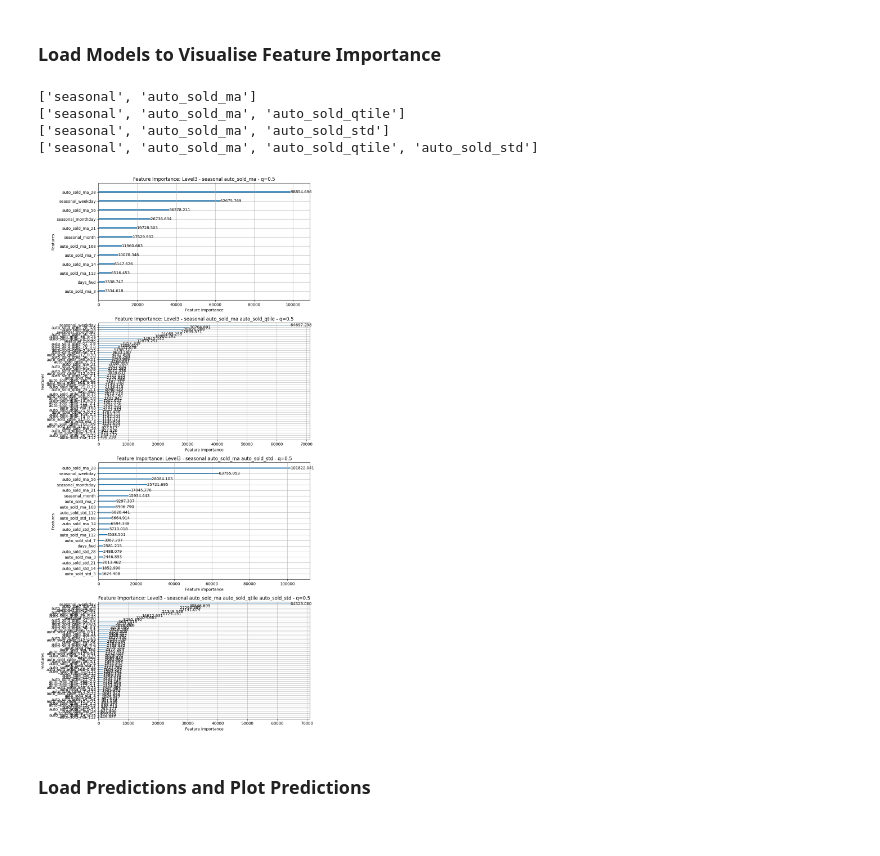
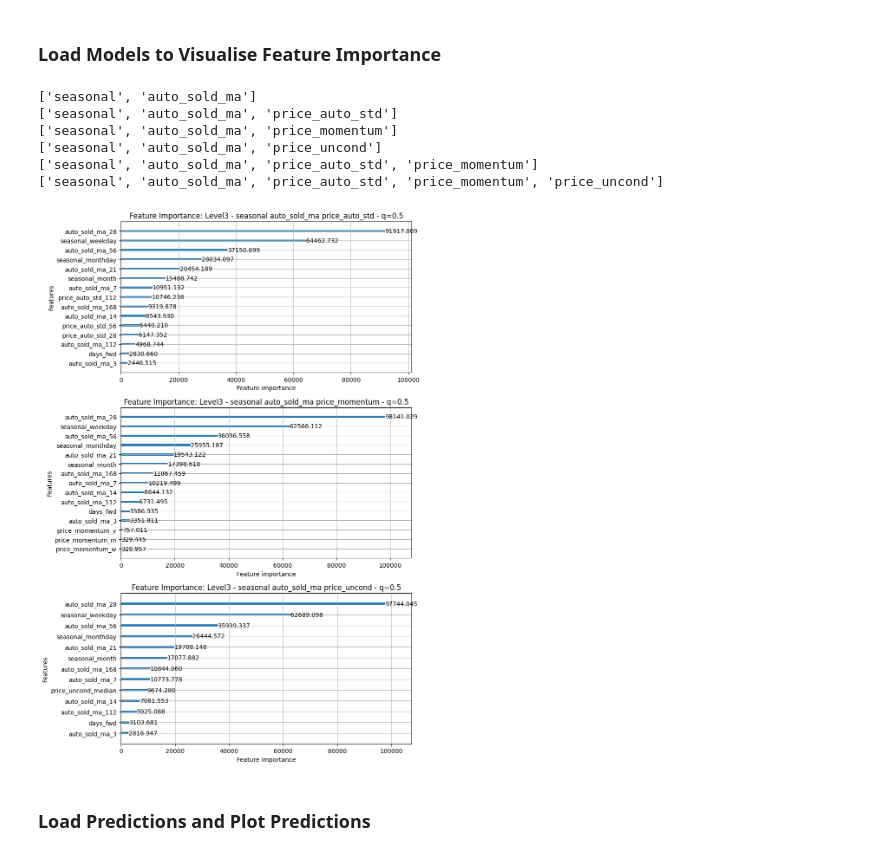
Before and after one commit to CodingNoob234/m5-forecasting-uncertainty, a Jupyter notebook: code/un_visualising_results_quantiles.ipynb, the cells around one changed output. Saved outputs shown, nothing was run; the diff lists cells and outputs as text; code cells hidden in the pictures.

Commit message:
ran more figures, small changes

```diff
--- a/code/un_visualising_results_quantiles.ipynb
+++ b/code/un_visualising_results_quantiles.ipynb
@@ -105,9 +105,8 @@ EXPERIMENTS_DICT = {
     "best models": {
         "BASE": ['seasonal'],
         "INCLUDE_COLUMNS_LIST": [
-            ['auto_sold_ewm', 'auto_sold_ma', 'auto_sold_qtile', 'auto_sold_std'],
-            ['auto_sold_ewm', 'auto_sold_qtile', 'auto_sold_std'],
-            ['auto_sold_ma', 'auto_sold_qtile', 'auto_sold_std']
+            ['auto_sold_ma', 'state_id', 'store_id'],
+            ['auto_sold_ma', 'auto_sold_std', 'state_id', 'store_id'],
         ]
     },
     'full vs. sparse': {
@@ -157,31 +156,40 @@ def load_model(experiment_name: str, level: str = 'Level1', fold: int = 1914, qu
     return res
 # %%
 
-experiment_name = 'quantiles vs. std'
+# experiment_name = 'quantiles vs. std'
 # experiment_name = 'best models'
 # experiment_name = 'full vs. sparse'
 # experiment_name = 'ewm vs. ma'
 # experiment_name = 'state vs. store'
+experiment_name = 'price auto/momentum'
 level = 'Level3'
 fold = 1802#1886
 quantile = .5
-models = load_model(experiment_name, level, fold, quantile=quantile)
+models: dict = load_model(experiment_name, level, fold, quantile=quantile)
+models.pop('seasonal auto_sold_ma')
+
+### TEMP CODE ###
+for k in list(models.keys())[-2:]:
+    models.pop(k)
+### TEMP CODE ###
 n_models = len(models.values())
 # fig, axs = plt.subplots(1,n_models,figsize=(20,12))
-fig, axs = plt.subplots(n_models,1,figsize=(10,20))
+fig, axs = plt.subplots(n_models,1,figsize=(9,13))
 for i, (key, item) in enumerate(models.items()):
     ax = axs[i]
     lgb.plot_importance(item, ax = ax, importance_type='gain')
     ax.set_title(f'Feature Importance: {level} - {key} - q={quantile}')
 fig.tight_layout()
-plt.savefig(f'../figure/results/importance_{experiment_name}_{level}_{fold}.png', dpi=300)
+plt.savefig(f'../figure/results/importance_{experiment_name.replace("/", "_")}_{level}_{fold}.png', dpi=300)
 plt.show()
 # %% [output]
 ['seasonal', 'auto_sold_ma']
-['seasonal', 'auto_sold_ma', 'auto_sold_qtile']
-['seasonal', 'auto_sold_ma', 'auto_sold_std']
-['seasonal', 'auto_sold_ma', 'auto_sold_qtile', 'auto_sold_std']
+['seasonal', 'auto_sold_ma', 'price_auto_std']
+['seasonal', 'auto_sold_ma', 'price_momentum']
+['seasonal', 'auto_sold_ma', 'price_uncond']
+['seasonal', 'auto_sold_ma', 'price_auto_std', 'price_momentum']
+['seasonal', 'auto_sold_ma', 'price_auto_std', 'price_momentum', 'price_uncond']
-[figure, old version]
+[figure, new version]
 # %% [markdown]
 ### Load Predictions and Plot Predictions
 # %%
```
Also changed, not shown: parts of 1 cell of this notebook, 8 other files.
